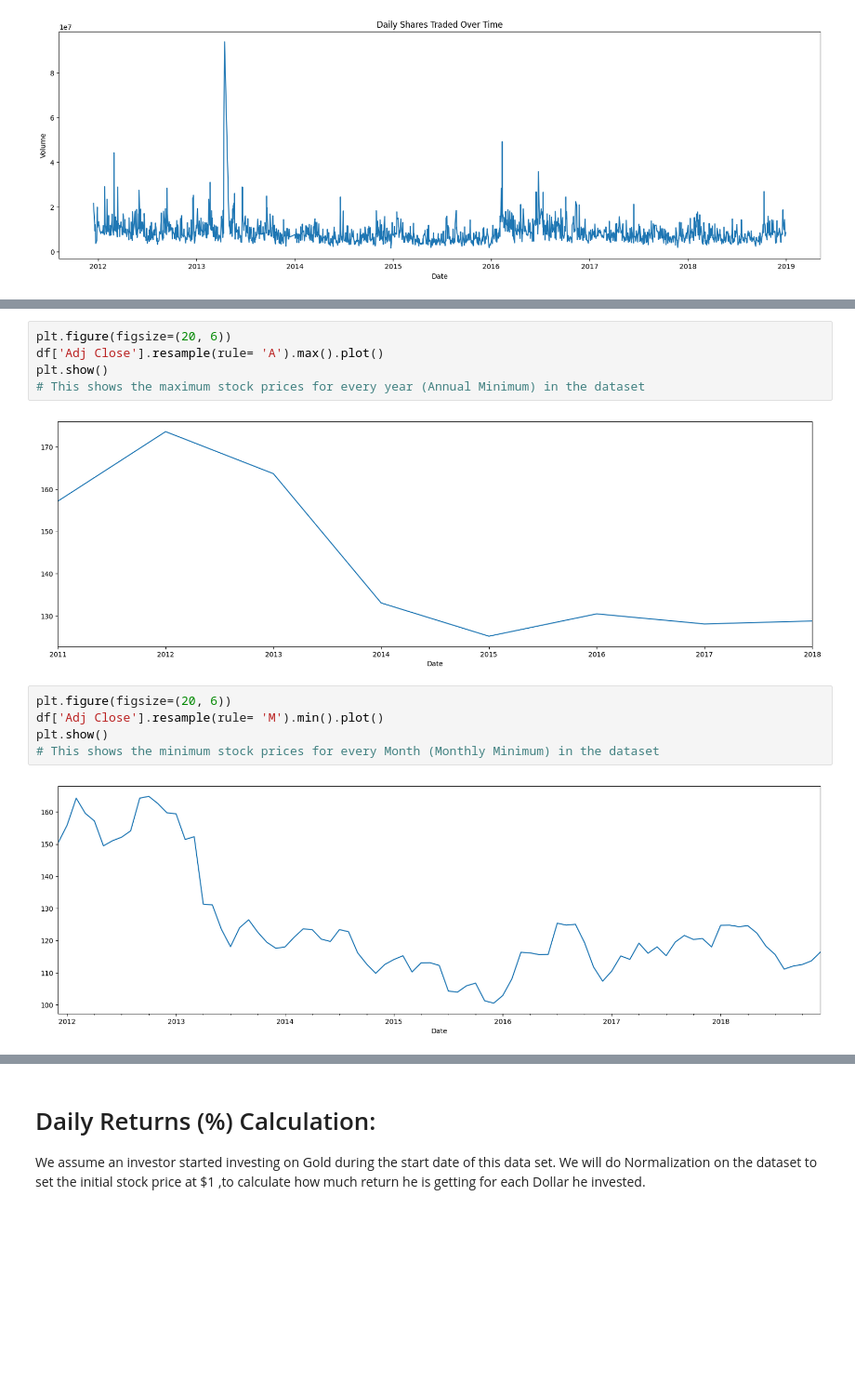
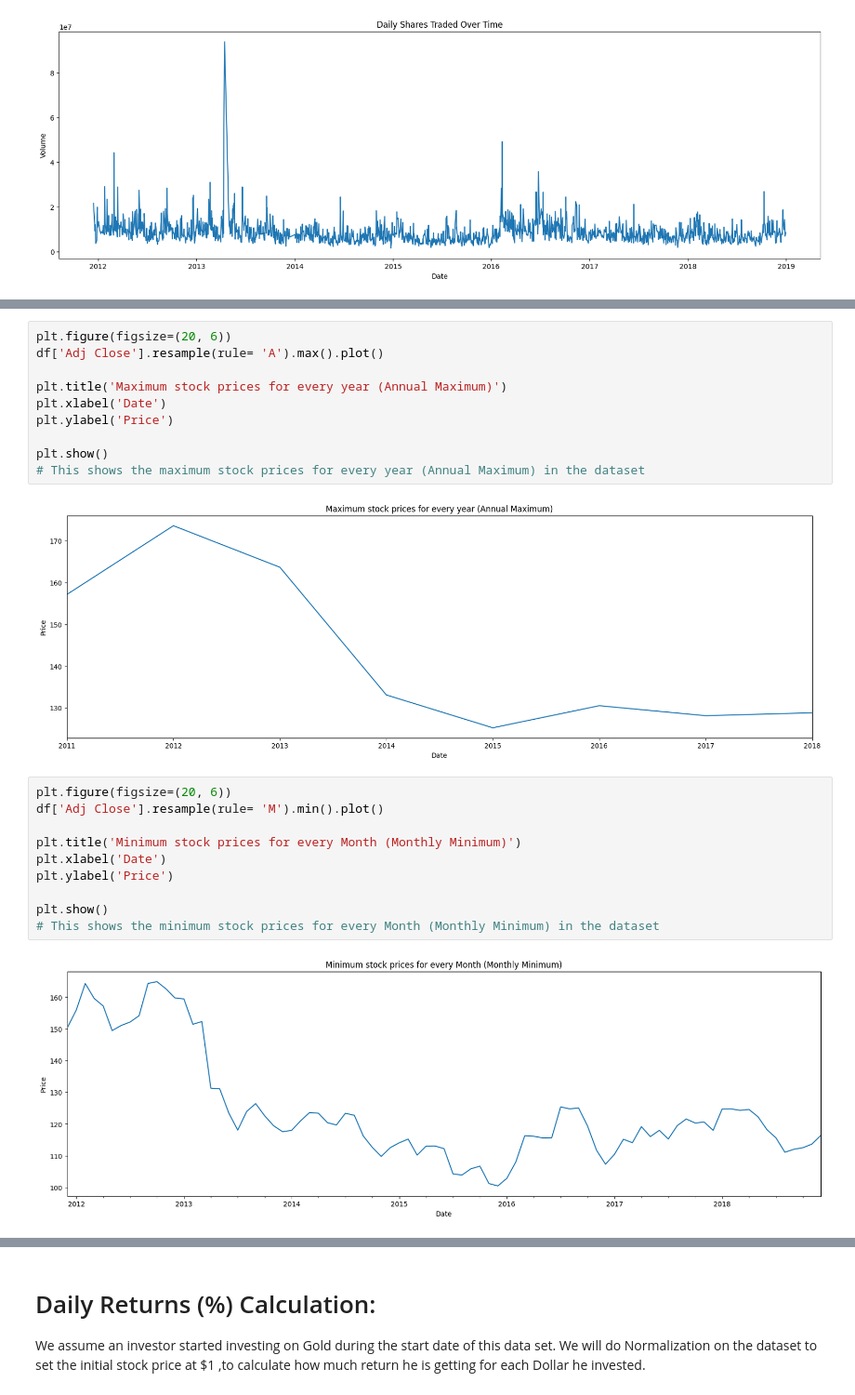
Before and after one commit to hsb130/My-Portfolio-Projects, a Jupyter notebook: Gold Price Prediction/Gold_Stock_Price_Analysis_(Time_Series_Forecasting_using_RNN_and_Exponential_Smoothing_Techniques).ipynb, the cells around one changed output, grey strips where cells are left out. Shown at 93% size. Drawn from its saved outputs; the diff is of its cells as text; blank space fills up the shorter version.

```diff
--- a/Gold Price Prediction/Gold_Stock_Price_Analysis_(Time_Series_Forecasting_using_RNN_and_Exponential_Smoothing_Techniques).ipynb
+++ b/Gold Price Prediction/Gold_Stock_Price_Analysis_(Time_Series_Forecasting_using_RNN_and_Exponential_Smoothing_Techniques).ipynb
@@ -118,17 +122,27 @@ plt.show()
 # %%
 plt.figure(figsize=(20, 6))
 df['Adj Close'].resample(rule= 'A').max().plot()
+
+plt.title('Maximum stock prices for every year (Annual Maximum)')
+plt.xlabel('Date')
+plt.ylabel('Price')
+
 plt.show()
-# This shows the maximum stock prices for every year (Annual Minimum) in the dataset
+# This shows the maximum stock prices for every year (Annual Maximum) in the dataset
 # %% [output]
-[figure, old version]
+[figure, new version]
 # %%
 plt.figure(figsize=(20, 6))
 df['Adj Close'].resample(rule= 'M').min().plot()
+
+plt.title('Minimum stock prices for every Month (Monthly Minimum)')
+plt.xlabel('Date')
+plt.ylabel('Price')
+
 plt.show()
 # This shows the minimum stock prices for every Month (Monthly Minimum) in the dataset
 # %% [output]
-[figure, old version]
+[figure, new version]
 # %%
 plt.figure(figsize=(20, 6))
 df['Adj Close'].resample(rule= 'M').max().plot()
```
Also changed, not shown: parts of 12 cells of this notebook, 15 other files.
